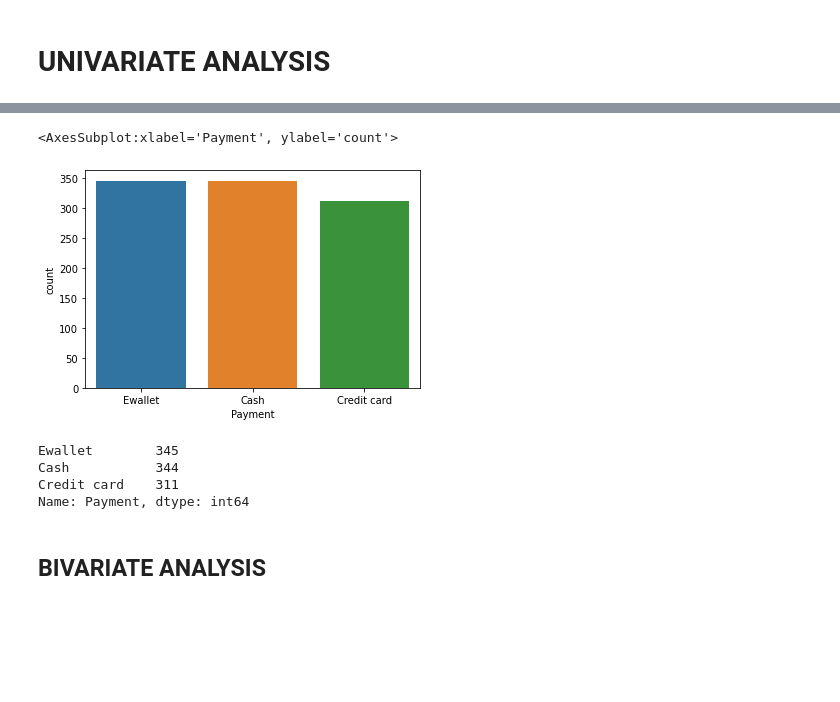
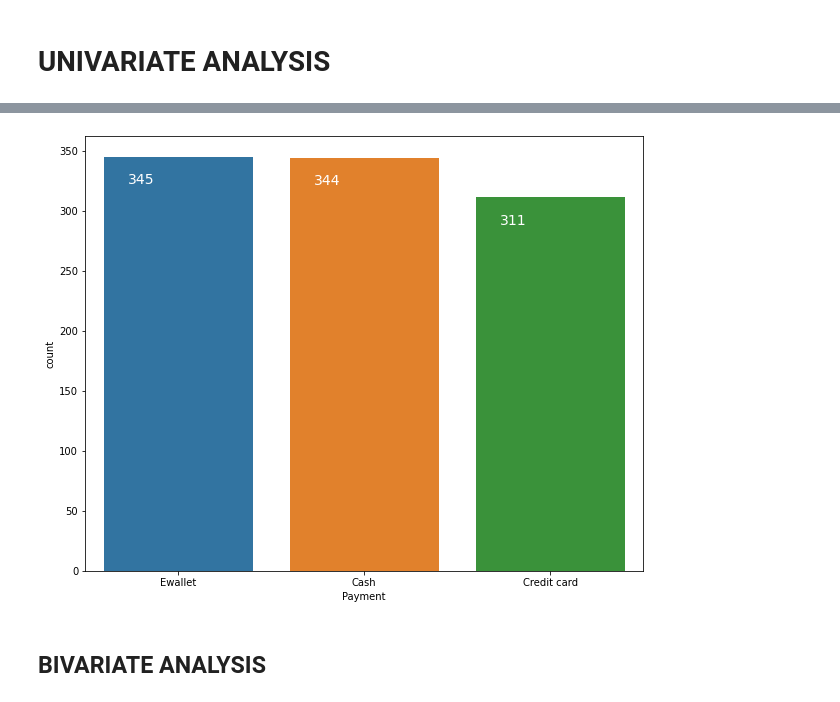
Before and after one commit to Prii5/Supermarket-Sales-Dataset-Analysis, a Jupyter notebook: Supermarket-sales.ipynb, the cells around one changed output, grey strips where cells are left out. Saved outputs shown, nothing was run; the diff lists cells and outputs as text; code cells hidden in the pictures; blank space fills up the shorter version.

```diff
--- a/Supermarket-sales.ipynb
+++ b/Supermarket-sales.ipynb
@@ -129,4 +173,12 @@ array([[<AxesSubplot:title={'center':'Unit price'}>,
 [figure]
 # %%
-sns.countplot(df.Branch)
+# to set the figuresize
+plt.figure(figsize=(10,8))
+
+plot = sns.countplot(df.Branch)
+
+
+# to annotate the exact numbers
+for p in plot.patches:
+    plot.annotate(f'\n{p.get_height()}', (p.get_x()+0.2, p.get_height()), ha='center', va='top', color='white', size=14)
 # %% [output]
@@ -142,15 +186,14 @@ Name: Branch, dtype: int64
 # %%
-sns.countplot(df.Payment)
+# to set the figuresize
+plt.figure(figsize=(10,8))
+
+plot = sns.countplot(df.Payment)
+
+# to annotate the exact numbers
+for p in plot.patches:
+    plot.annotate(f'\n{p.get_height()}', (p.get_x()+0.2, p.get_height()), ha='center', va='top', color='white', size=14)
 # %% [output]
-<AxesSubplot:xlabel='Payment', ylabel='count'>
-[figure, old version]
+[figure, new version]
-# %%
-df.Payment.value_counts()
-# %% [output]
-Ewallet        345
-Cash           344
-Credit card    311
-Name: Payment, dtype: int64
 # %% [markdown]
 ## BIVARIATE ANALYSIS
 # %%
```
Also changed, not shown: parts of 18 cells of this notebook.
